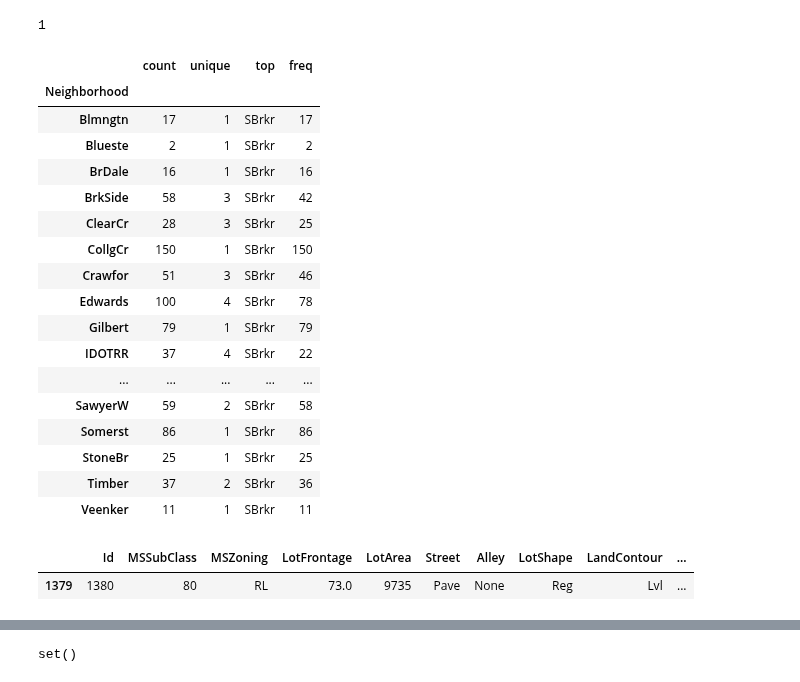
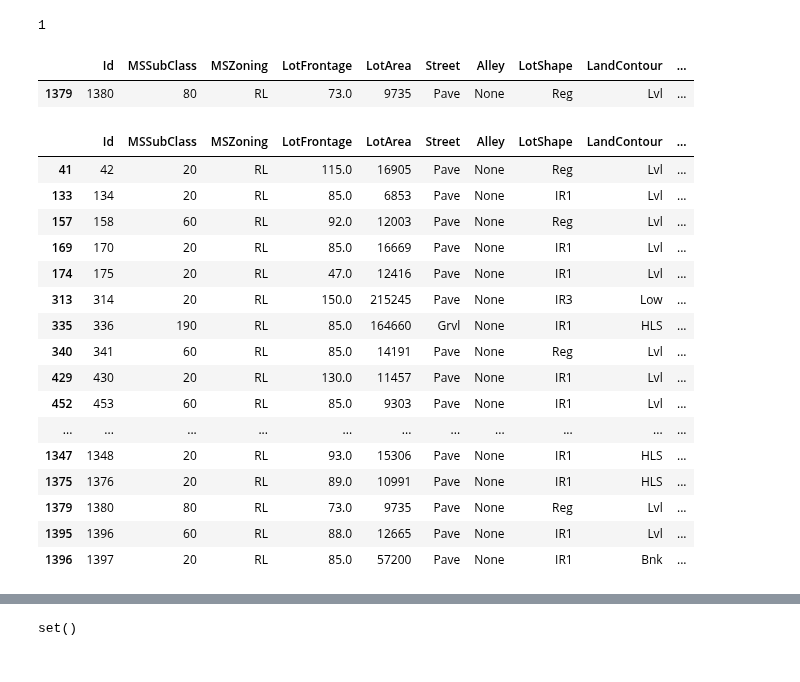
Before and after one commit to antirrabia/Data-Mining, a Jupyter notebook: notebooks/HousePrice(DataCleansing).ipynb, the cells around one changed output, grey strips where cells are left out. Saved outputs shown, nothing was run; the diff lists cells and outputs as text; code cells hidden in the pictures.

```diff
--- a/notebooks/HousePrice(DataCleansing).ipynb
+++ b/notebooks/HousePrice(DataCleansing).ipynb
@@ -182,7 +185,3 @@ tr_m.intersection(te_m)
 sns.histplot(data=te_d, x='MasVnrArea');
 # %% [output]
 [figure]
-# %%
-# filling nan with Zero beacuse it is the big category
-tr_d['MasVnrArea'] = tr_d['MasVnrArea'].fillna(0)
-te_d['MasVnrArea'] = tr_d['MasVnrArea'].fillna(0)
@@ -212,25 +264,4 @@ Name: Electrical, dtype: int64
 tr_d['Electrical'].isna().sum()
 # %% [output]
 1
-# %%
-tr_d.groupby('Neighborhood')['Electrical'].describe()
-# %% [output]
-|  | count | unique | top | freq |
-| Neighborhood |  |  |  |  |
-| Blmngtn | 17 | 1 | SBrkr | 17 |
-| Blueste | 2 | 1 | SBrkr | 2 |
-| BrDale | 16 | 1 | SBrkr | 16 |
-| BrkSide | 58 | 3 | SBrkr | 42 |
-| ClearCr | 28 | 3 | SBrkr | 25 |
-| CollgCr | 150 | 1 | SBrkr | 150 |
-| Crawfor | 51 | 3 | SBrkr | 46 |
-| Edwards | 100 | 4 | SBrkr | 78 |
-| Gilbert | 79 | 1 | SBrkr | 79 |
-| IDOTRR | 37 | 4 | SBrkr | 22 |
-| ... | ... | ... | ... | ... |
-| SawyerW | 59 | 2 | SBrkr | 58 |
-| Somerst | 86 | 1 | SBrkr | 86 |
-| StoneBr | 25 | 1 | SBrkr | 25 |
-| Timber | 37 | 2 | SBrkr | 36 |
-| Veenker | 11 | 1 | SBrkr | 11 |
 # %%
@@ -239,3 +271,28 @@ tr_d[ tr_d['Electrical'].isna() ]
 # %% [output]
 |  | Id | MSSubClass | MSZoning | LotFrontage | LotArea | Street | Alley | LotShape | LandContour | ... |
 | 1379 | 1380 | 80 | RL | 73.0 | 9735 | Pave | None | Reg | Lvl | ... |
+# %%
+pd.set_option('display.max_columns', None)
+pd.set_option('display.max_rows', None)
+
+# Taking a look at all houses to see if there is any
+# feature that tells you something
+tr_d[ tr_d['Neighborhood'].isin(['Timber']) ]
+# %% [output]
+|  | Id | MSSubClass | MSZoning | LotFrontage | LotArea | Street | Alley | LotShape | LandContour | ... |
+| 41 | 42 | 20 | RL | 115.0 | 16905 | Pave | None | Reg | Lvl | ... |
+| 133 | 134 | 20 | RL | 85.0 | 6853 | Pave | None | IR1 | Lvl | ... |
+| 157 | 158 | 60 | RL | 92.0 | 12003 | Pave | None | Reg | Lvl | ... |
+| 169 | 170 | 20 | RL | 85.0 | 16669 | Pave | None | IR1 | Lvl | ... |
+| 174 | 175 | 20 | RL | 47.0 | 12416 | Pave | None | IR1 | Lvl | ... |
+| 313 | 314 | 20 | RL | 150.0 | 215245 | Pave | None | IR3 | Low | ... |
+| 335 | 336 | 190 | RL | 85.0 | 164660 | Grvl | None | IR1 | HLS | ... |
+| 340 | 341 | 60 | RL | 85.0 | 14191 | Pave | None | Reg | Lvl | ... |
+| 429 | 430 | 20 | RL | 130.0 | 11457 | Pave | None | IR1 | Lvl | ... |
+| 452 | 453 | 60 | RL | 85.0 | 9303 | Pave | None | IR1 | Lvl | ... |
+| ... | ... | ... | ... | ... | ... | ... | ... | ... | ... | ... |
+| 1347 | 1348 | 20 | RL | 93.0 | 15306 | Pave | None | IR1 | HLS | ... |
+| 1375 | 1376 | 20 | RL | 89.0 | 10991 | Pave | None | IR1 | HLS | ... |
+| 1379 | 1380 | 80 | RL | 73.0 | 9735 | Pave | None | Reg | Lvl | ... |
+| 1395 | 1396 | 60 | RL | 88.0 | 12665 | Pave | None | IR1 | Lvl | ... |
+| 1396 | 1397 | 20 | RL | 85.0 | 57200 | Pave | None | IR1 | Bnk | ... |
```
Also changed, not shown: parts of 28 cells of this notebook.
